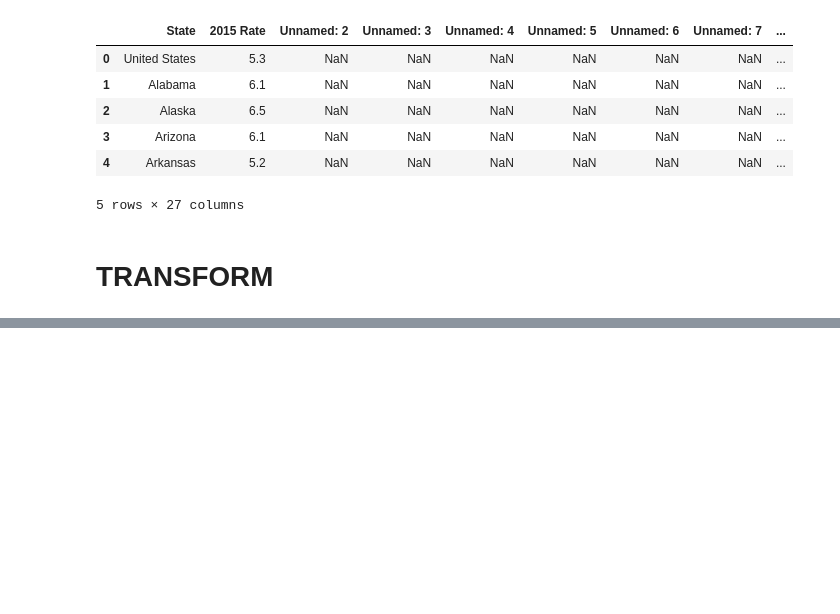
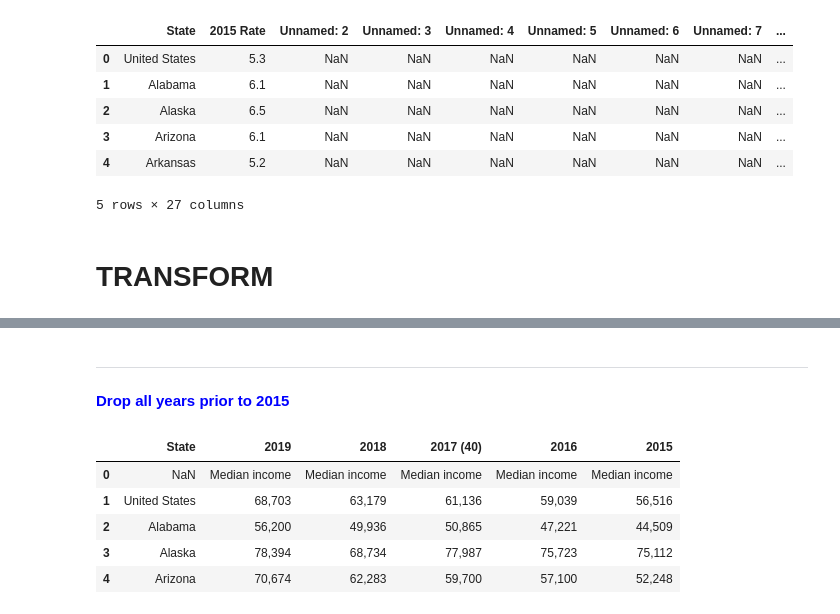
Before and after one commit to vandrade88/ETL-project, a Jupyter notebook: ETL Project.ipynb, the cells around one changed output, grey strips where cells are left out. Cells and saved outputs as stored; diff of their text form; code cells hidden in the pictures; blank space fills up the shorter version.

```diff
--- a/ETL Project.ipynb
+++ b/ETL Project.ipynb
@@ -205,0 +283,18 @@ unemp_2015_df.head()
+# %% [markdown]
+***
+<font color = blue>__Drop all years prior to 2015__</font>
+# %%
+median_income_df = median_income_df.drop(columns=["1984 (19)", "1985 (20)", "1986", "1987 (21)", "1988",\
+                                                 "1989", "1990", "1991", "1992 (22)", "1993 (23)", "1994 (24)",\
+                                                 "1995 (25)", "1996", "1997", "1998", "1999 (29)", "2000 (30)",\
+                                                 "2001", "2002", "2003", "2004 (revised)", "2005", "2006", "2007",\
+                                                 "2008", "2009 (36)", "2010 (37)", "2011", "2012", "2013 (38)",\
+                                                 "2013 (39)", "2014", "2017"])
+median_income_df.head()
+# %% [output]
+|  | State | 2019 | 2018 | 2017 (40) | 2016 | 2015 |
+| 0 | NaN | Median income | Median income | Median income | Median income | Median income |
+| 1 | United States | 68,703 | 63,179 | 61,136 | 59,039 | 56,516 |
+| 2 | Alabama | 56,200 | 49,936 | 50,865 | 47,221 | 44,509 |
+| 3 | Alaska | 78,394 | 68,734 | 77,987 | 75,723 | 75,112 |
+| 4 | Arizona | 70,674 | 62,283 | 59,700 | 57,100 | 52,248 |
```
Also changed, not shown: parts of 24 cells of this notebook.
